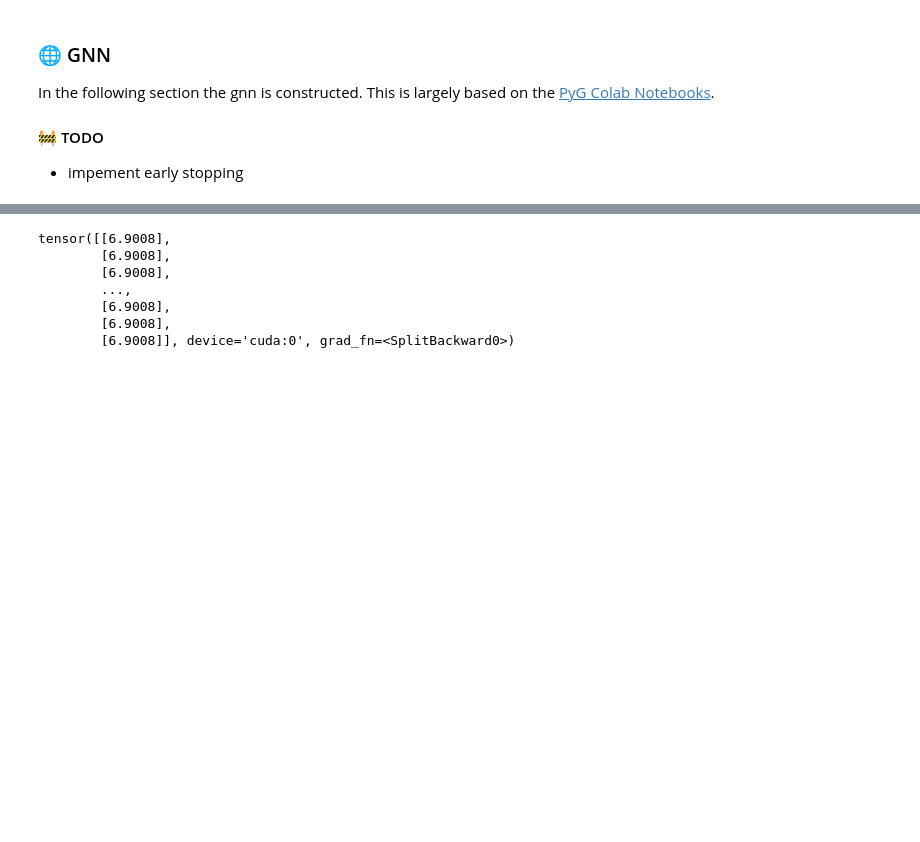
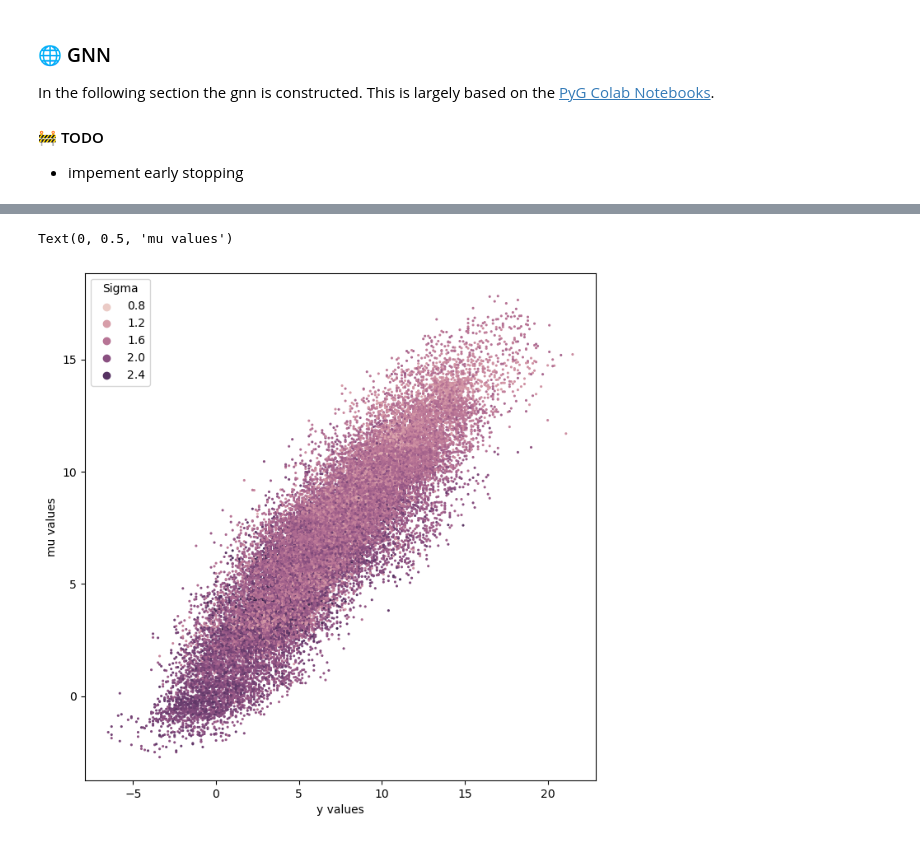
Before and after one commit to m-j-w-f/GNNPP, a Jupyter notebook: gnn/gnn_test.ipynb, the cells around one changed output, grey strips where cells are left out. Saved outputs shown, nothing was run; the diff lists cells and outputs as text; code cells hidden in the pictures; blank space fills up the shorter version.

```diff
--- a/gnn/gnn_test.ipynb
+++ b/gnn/gnn_test.ipynb
@@ -369,18 +390,0 @@ np.save("modelsAndVariables/test_losses.npy", validation_losses)
-# %%
-# Test evaluations
-
-model.eval()
-
-test = torch_data[3200]
-test.to(device)
-
-mu, sigma = model(data.x, data.edge_index)
-print(sigma)
-# %% [output]
-tensor([[6.9008],
-        [6.9008],
-        [6.9008],
-        ...,
-        [6.9008],
-        [6.9008],
-        [6.9008]], device='cuda:0', grad_fn=<SplitBackward0>)
@@ -386,0 +393,18 @@ tensor([[6.9008],
+# %%
+test = next(iter(valid_loader))
+test.to(device)
+model.eval()
+mu, sigma = model(test.x, test.edge_index)
+mu = mu.detach().cpu().numpy().flatten()
+sigma = sigma.detach().cpu().numpy().flatten()
+sigma = np.abs(sigma)
+y = test.y.cpu().numpy()
+# %%
+plt.figure(figsize=(8,8))
+sns.scatterplot(x=y, y=mu, hue=sigma, alpha=1, s=5, linewidth=0)
+plt.legend(title="Sigma")
+plt.xlabel('y values')
+plt.ylabel('mu values')
+# %% [output]
+Text(0, 0.5, 'mu values')
+[figure, added]
```
Also changed, not shown: parts of 17 cells of this notebook, 8 other files.
